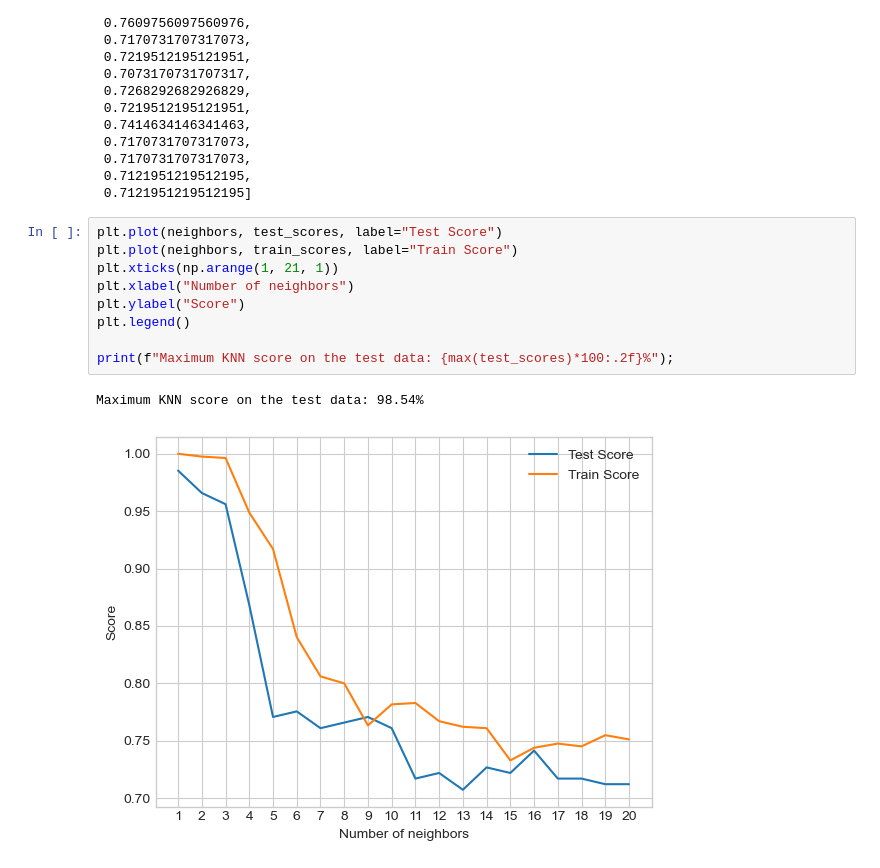
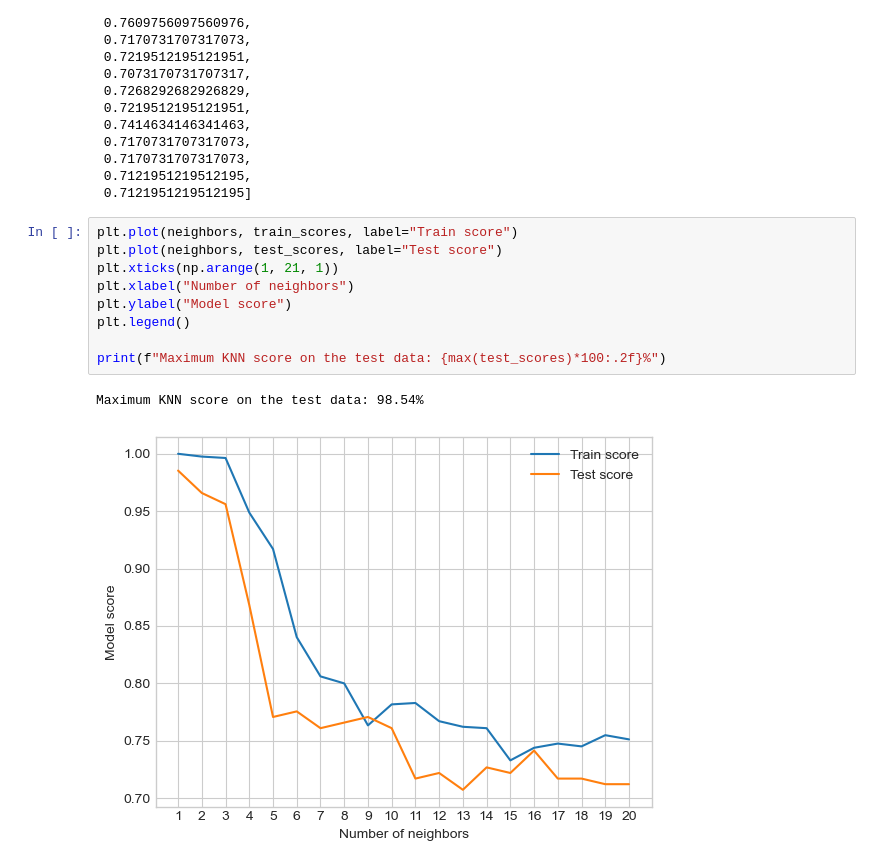
Before and after one commit to msnkr/heart_disease, a Jupyter notebook: heart-disease-classification.ipynb, the cells around one changed output. Drawn from its saved outputs; the diff is of its cells as text.

```diff
--- a/heart-disease-classification.ipynb
+++ b/heart-disease-classification.ipynb
@@ -248,14 +248,14 @@ test_scores
  0.7121951219512195,
  0.7121951219512195]
 # %%
-plt.plot(neighbors, test_scores, label="Test Score")
-plt.plot(neighbors, train_scores, label="Train Score")
+plt.plot(neighbors, train_scores, label="Train score")
+plt.plot(neighbors, test_scores, label="Test score")
 plt.xticks(np.arange(1, 21, 1))
 plt.xlabel("Number of neighbors")
-plt.ylabel("Score")
+plt.ylabel("Model score")
 plt.legend()
 
-print(f"Maximum KNN score on the test data: {max(test_scores)*100:.2f}%");
+print(f"Maximum KNN score on the test data: {max(test_scores)*100:.2f}%")
 # %% [output]
 Maximum KNN score on the test data: 98.54%
-[figure, old version]
+[figure, new version]
```
Also changed, not shown: parts of 2 cells of this notebook.
